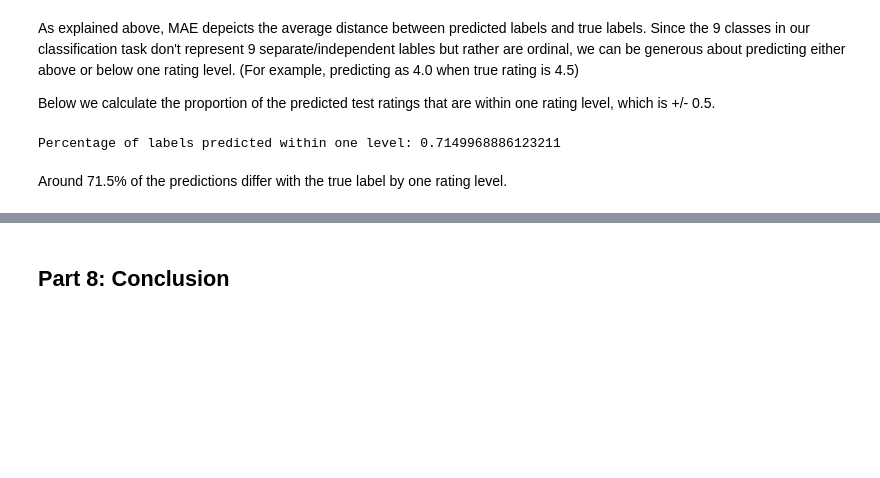
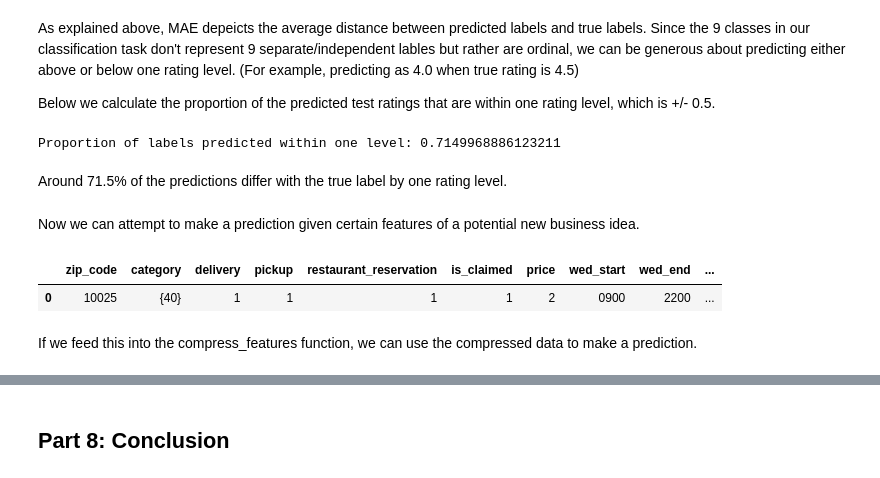
Before and after one commit to sandershihacker/yelp-rating-prediction, a Jupyter notebook: yelp_rating_prediction.ipynb, the cells around one changed output, grey strips where cells are left out. Saved outputs shown, nothing was run; the diff lists cells and outputs as text; code cells hidden in the pictures; blank space fills up the shorter version.

Commit message:
Single restaurant prediction (#42)

```diff
--- a/yelp_rating_prediction.ipynb
+++ b/yelp_rating_prediction.ipynb
@@ -1432,8 +1432,29 @@ As explained above, MAE depeicts the average distance between predicted labels a
 Below we calculate the proportion of the predicted test ratings that are within one rating level, which is +/- 0.5.
 # %%
 pred = best_classifier.predict(X_test)
-print("Percentage of labels predicted within one level:", np.mean((np.abs(pred - y_test) <= 0.5).astype(int)))
+proportion = np.mean((np.abs(pred - y_test) <= 0.5).astype(int))
+print("Proportion of labels predicted within one level:", proportion)
 # %% [output]
-Percentage of labels predicted within one level: 0.7149968886123211
+Proportion of labels predicted within one level: 0.7149968886123211
 # %% [markdown]
 Around 71.5% of the predictions differ with the true label by one rating level.
+# %% [markdown]
+Now we can attempt to make a prediction given certain features of a potential new business idea.
+# %%
+new_restaurant = pd.DataFrame()
+new_restaurant['zip_code'], new_restaurant['category'] = ["10025"], [{cat2num("chinese")}]
+new_restaurant['delivery'] = new_restaurant['pickup'] = new_restaurant['restaurant_reservation'] = [1]
+new_restaurant['is_claimed'], new_restaurant['price'] = [1], [2]
+for day in ['wed', 'fri', 'sat', 'sun']:
+    start = '_'.join([day, 'start'])
+    end = '_'.join([day, 'end'])
+    overnight = '_'.join([day, 'is', 'overnight'])
+    new_restaurant[start] = ["0900"]
+    new_restaurant[end] = ["2200"]
+    new_restaurant[overnight] = [0]
+new_restaurant
+# %% [output]
+|  | zip_code | category | delivery | pickup | restaurant_reservation | is_claimed | price | wed_start | wed_end | ... |
+| 0 | 10025 | {40} | 1 | 1 | 1 | 1 | 2 | 0900 | 2200 | ... |
+# %% [markdown]
+If we feed this into the compress_features function, we can use the compressed data to make a prediction.
```
Also changed, not shown: parts of 20 cells of this notebook.
